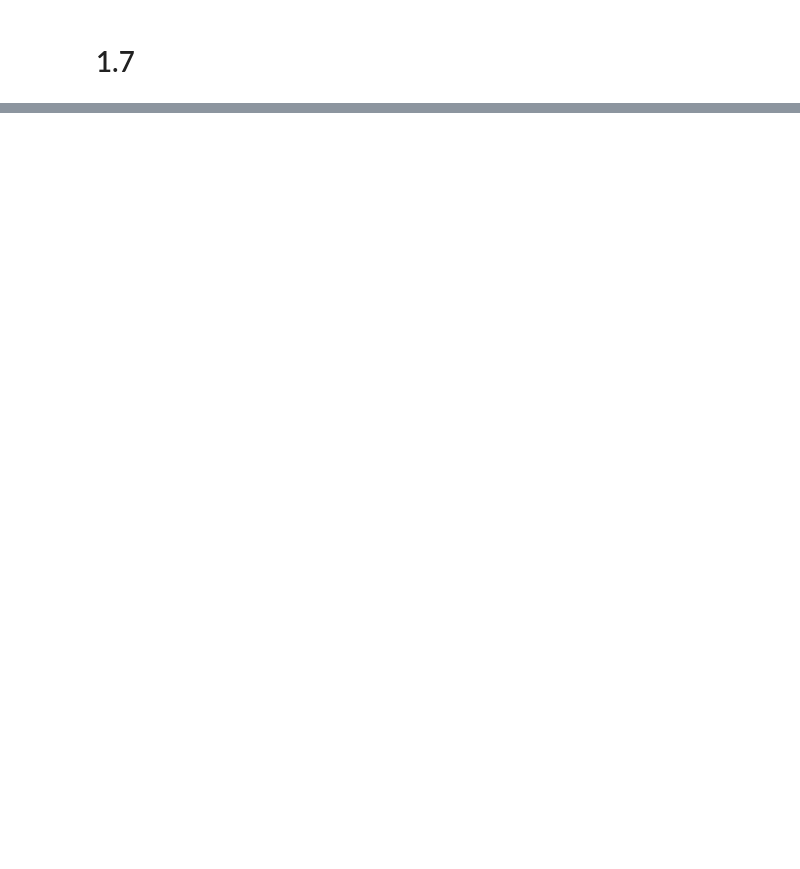
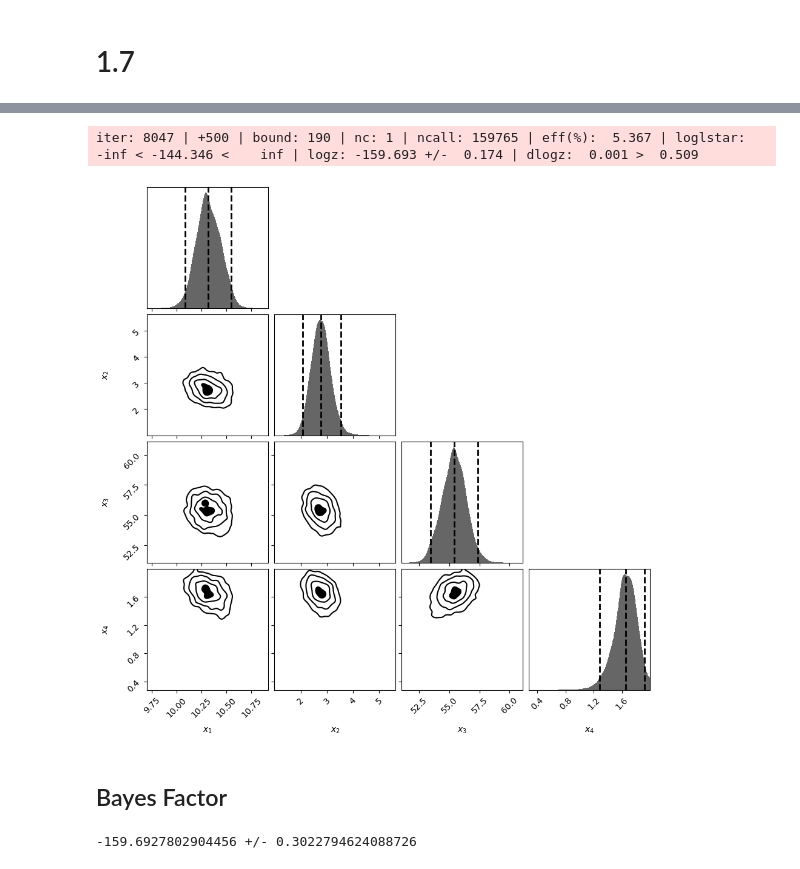
Before and after one commit to VanderbiltAstronomy/astr_8070_s24, a Jupyter notebook: coursework/student_folders/levi_schult/hws/vu_astr8070_s24_hw5_levischult.ipynb, the cells around one changed output, grey strips where cells are left out. Drawn from its saved outputs; the diff is of its cells as text; code cells hidden in the pictures; blank space fills up the shorter version.

Commit message:
finished dynesty for gaussprof - need to do burst exp

```diff
--- a/coursework/student_folders/levi_schult/hws/vu_astr8070_s24_hw5_levischult.ipynb
+++ b/coursework/student_folders/levi_schult/hws/vu_astr8070_s24_hw5_levischult.ipynb
@@ -240,0 +250,55 @@ logL([10, 10, 10, 1], data1, model=gaussprof)
+# %%
+# LSS cannibalized from lecture 12
+# Define the dimensionality of our problem.
+# ndim = 4
+
+# # Define our 4-D correlated multivariate normal likelihood.
+# C = np.identity(ndim)  # set covariance to identity matrix
+# C[C==0] = 0.95  # set off-diagonal terms
+# Cinv = np.linalg.inv(C)  # define the inverse (i.e. the precision matrix)
+# lnorm = -0.5 * (np.log(2 * np.pi) * ndim +
+#                 np.log(np.linalg.det(C)))  # ln(normalization)
+
+# def loglike(x):
+#     """The log-likelihood function."""
+
+#     return -0.5 * np.dot(x, np.dot(Cinv, x)) + lnorm
+
+# Define our uniform prior.
+# def ptform(u):
+#     """Transforms samples `u` drawn from the unit cube to samples to those
+#     from our uniform prior within [-10., 10.) for each variable."""
+
+#     return 10. * (2. * u - 1.)
+
+def ptform(u):
+    """Transforms samples `u` drawn from the unit cube to samples to those
+    from our uniform prior within [-10., 10.) for each variable."""
+    tf = np.zeros_like(u)
+    tf[0] = 50 * u[0]
+    tf[1] = 50 * u[1]
+    tf[2] = 100 * u[2]
+    tf[3] = 2 * (2. * u[3] - 1.)
+    return tf
+
+def lnlik_GP(x):
+    return logL(x, data1, model=gaussprof)
+# %%
+ndim = 4
+sampler = dynesty.NestedSampler(lnlik_GP, ptform, ndim)
+sampler.run_nested()
+sresults = sampler.results
+# %% [output]
+iter: 8047 | +500 | bound: 190 | nc: 1 | ncall: 159765 | eff(%):  5.367 | loglstar:   -inf < -144.346 <    inf | logz: -159.693 +/-  0.174 | dlogz:  0.001 >  0.509
+# %%
+from dynesty import plotting as dyplot
+
+cfig, caxes = dyplot.cornerplot(sresults)
+# %% [output]
+[figure, added]
+# %% [markdown]
+## Bayes Factor
+# %%
+print(sresults['logz'][-1], '+/-', sresults['logzerr'][-1])
+# %% [output]
+-159.6927802904456 +/- 0.3022794624088726
```
Also changed, not shown: parts of 6 cells of this notebook.
